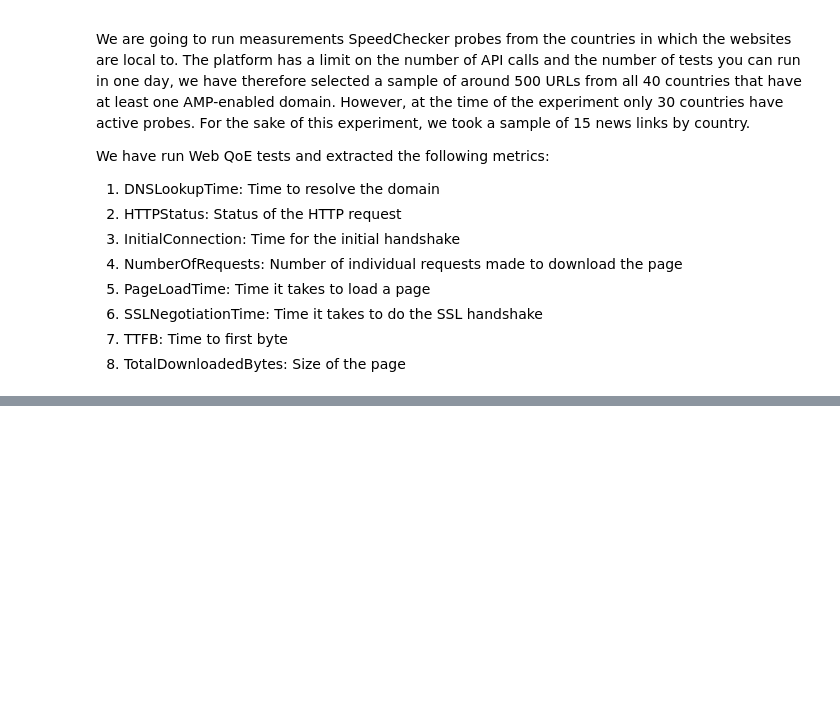
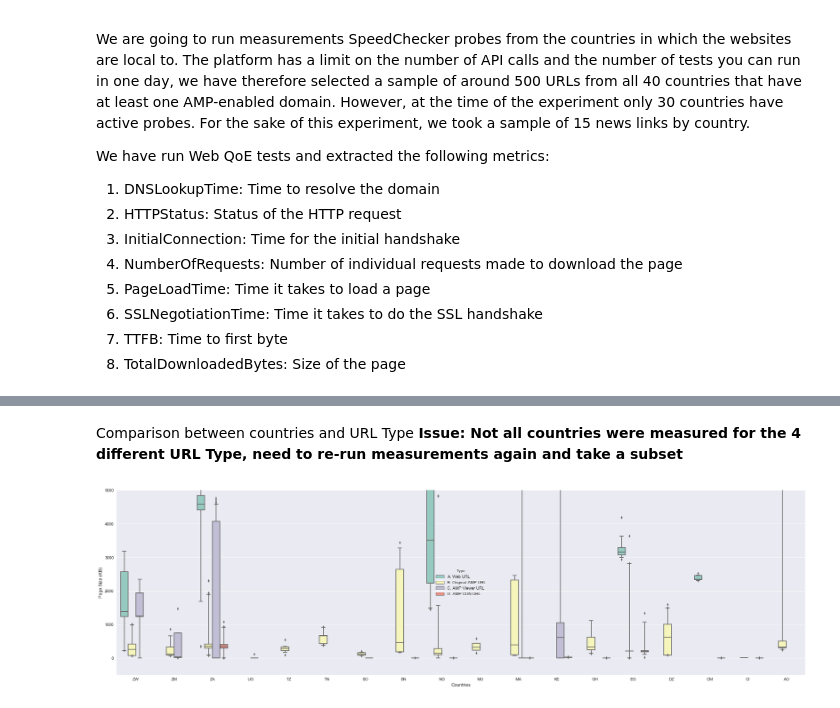
Before and after one commit to AFRINIC-Labs/content-africa-study, a Jupyter notebook: ampproject-study/Data-Analysis.ipynb, the cells around one changed output, grey strips where cells are left out. Saved outputs shown, nothing was run; the diff lists cells and outputs as text; code cells hidden in the pictures; blank space fills up the shorter version.

```diff
--- a/ampproject-study/Data-Analysis.ipynb
+++ b/ampproject-study/Data-Analysis.ipynb
@@ -97,0 +130,15 @@ df_url_results
+# %% [markdown]
+Comparison between countries and URL Type
+**Issue: Not all countries were measured for the 4 different URL Type, need to re-run measurements again and take a subset**
+# %%
+sns.set(rc={'figure.figsize':(30,8.27)})
+my_order = df_sizes.groupby(by=["cc"])["TotalDownloadedBytes"].median().iloc[::-1].index
+#sns.stripplot(x="Type", y="TotalDownloadedBytes", data=df_sizes, jitter=True, palette="Set2", dodge=True,linewidth=1,edgecolor='gray')
+ax = sns.boxplot(x="cc", y="TotalDownloadedBytes", hue='Type', data=df_sizes, order=my_order, palette="Set3", whis=[5,95])
+ax.set(xlabel='Countries', ylabel='Page Size (KB)')
+ax.set(ylim=(-500, 5000))
+#plt.figure(figsize=(100,6))
+ax.get_figure().savefig("data/plots/boxplot_countries_URLType_PageSize.pdf")
+plt.show()
+# %% [output]
+[figure, added]
```
Also changed, not shown: parts of 35 cells of this notebook, 26 other files.
